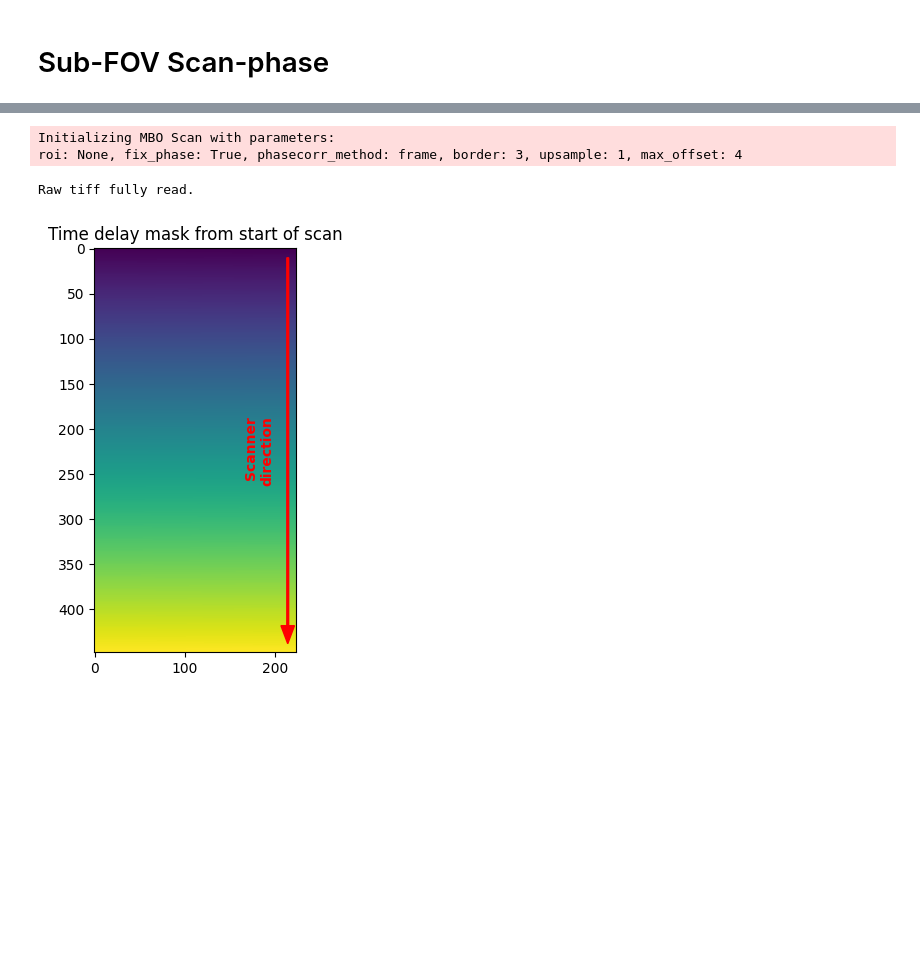
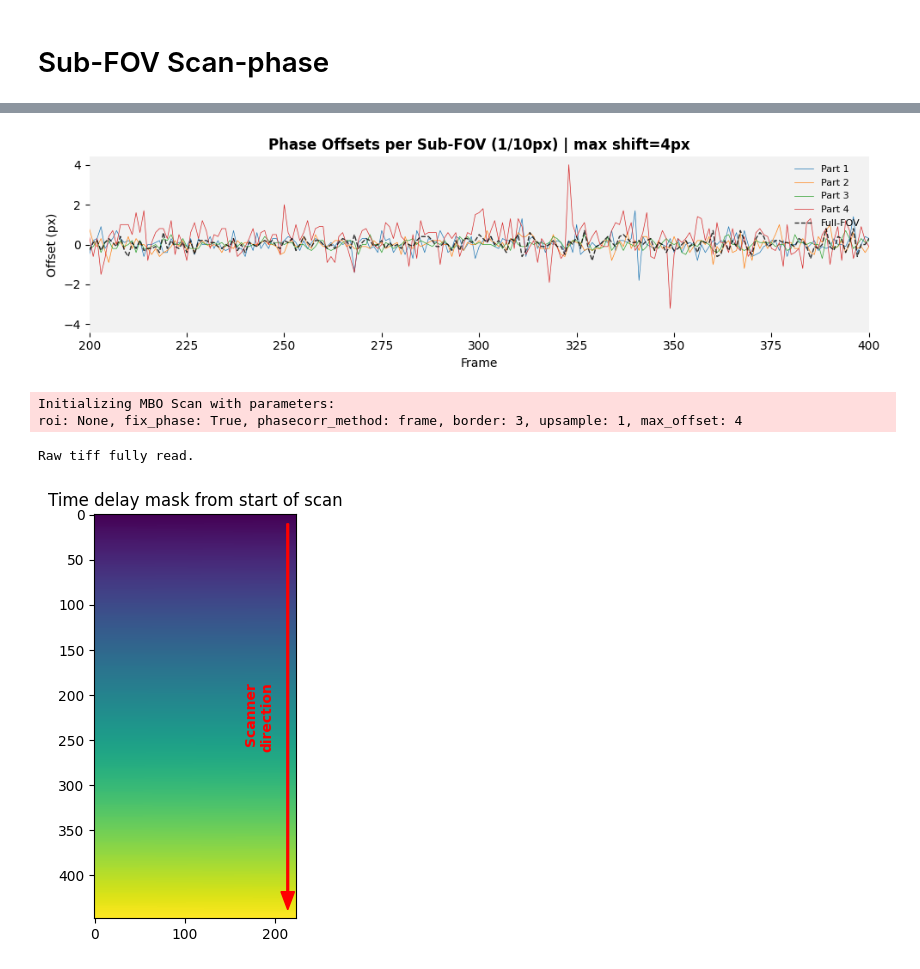
Before and after one commit to apasarkar/masknmf-toolbox, a Jupyter notebook: notebooks/mbo_demos/scan_phase.ipynb, the cells around one changed output, grey strips where cells are left out. Saved outputs shown, nothing was run; the diff lists cells and outputs as text; code cells hidden in the pictures; blank space fills up the shorter version.

```diff
--- a/notebooks/mbo_demos/scan_phase.ipynb
+++ b/notebooks/mbo_demos/scan_phase.ipynb
@@ -168,0 +203,4 @@ run_plot_for_plane(data_store["plane5"], "plane5", save_dir="./results", n_parts
+# %%
+# data = data_store['plane11']
+# xsplits, offsets = phase_offsets_timecourse(data, n_parts=n_parts, max_offset=max_offset, upsample=upsample,)
+xsplits_full, offsets_full = phase_offsets_timecourse(data, n_parts=1, max_offset=max_offset, upsample=upsample,)
@@ -169,3 +215,47 @@ run_plot_for_plane(data_store["plane5"], "plane5", save_dir="./results", n_parts
+# %%
+import matplotlib.pyplot as plt
+import numpy as np
+def plot_offsets_shared_axis(
+    offsets,
+    xsplits,
+    upsample=10,
+    max_offset=4,
+    xmin=None,
+    xmax=None,
+    full_fov_offsets=None,
+    title="Phase Offsets per Sub-FOV"
+):
+    n_parts, n_frames = offsets.shape
+    x = np.arange(n_frames)
+
+    all_y = offsets.ravel()
+    ymin, ymax = all_y.min(), all_y.max()
+    pad = 0.05 * (ymax - ymin)
+    ymin -= pad
+    ymax += pad
+
+    fig, ax = plt.subplots(figsize=(10, 3))
+    for i in range(n_parts):
+        ax.plot(x, offsets[i], label=f"Part {i+1}", lw=0.5)
+
+    if full_fov_offsets is not None:
+        ax.plot(x, full_fov_offsets[0], "--", color="black", label="Full-FOV", lw=1.0, alpha=0.8)
+
+    ax.axhspan(ymin, ymax, color="0.95", zorder=0)
+    ax.set_ylim(ymin, ymax)
+    ax.set_xlim(xmin or 0, xmax or n_frames)
+    ax.set_xlabel("Frame", fontsize=10)
+    ax.set_ylabel("Offset (px)", fontsize=10)
+    ax.spines[:].set_visible(False)
+    ax.tick_params(direction='out')
+    ax.legend(loc="upper right", fontsize=8, frameon=False)
+    ax.set_title(f"{title} (1/{upsample}px) | max shift={max_offset}px", fontsize=12, weight='bold')
+    plt.tight_layout()
+    plt.show()
+
+plot_offsets_shared_axis(offsets, xsplits, upsample=10, max_offset=4, xmin=200, xmax=400, full_fov_offsets=offsets_full)
+# %% [output]
+[figure, added]
 # %%
 scan = mbo.lazy_array.LazyArrayLoader(r"D:\W2_DATA\kbarber\2025_03_01\mk301\green").load()
 delay_img = scan.fields[0].offsets[1]
```
Also changed, not shown: parts of 18 cells of this notebook, 2 other files.
